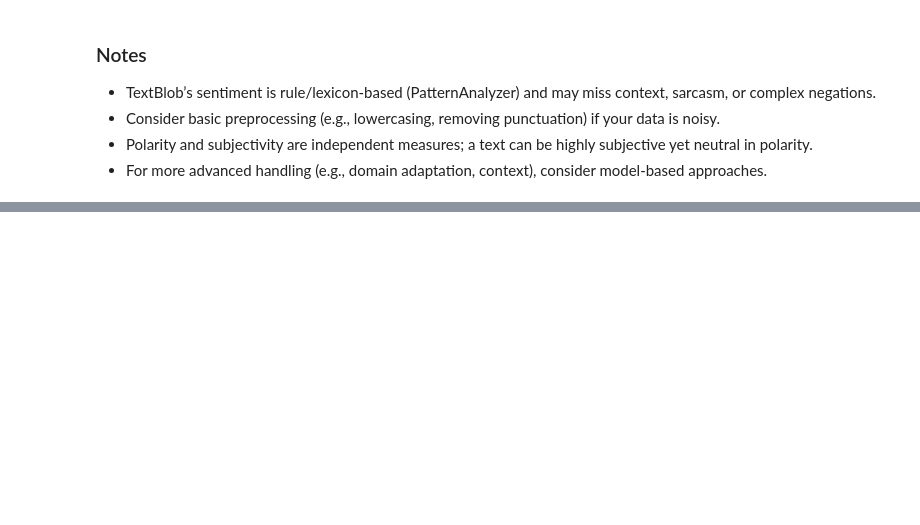
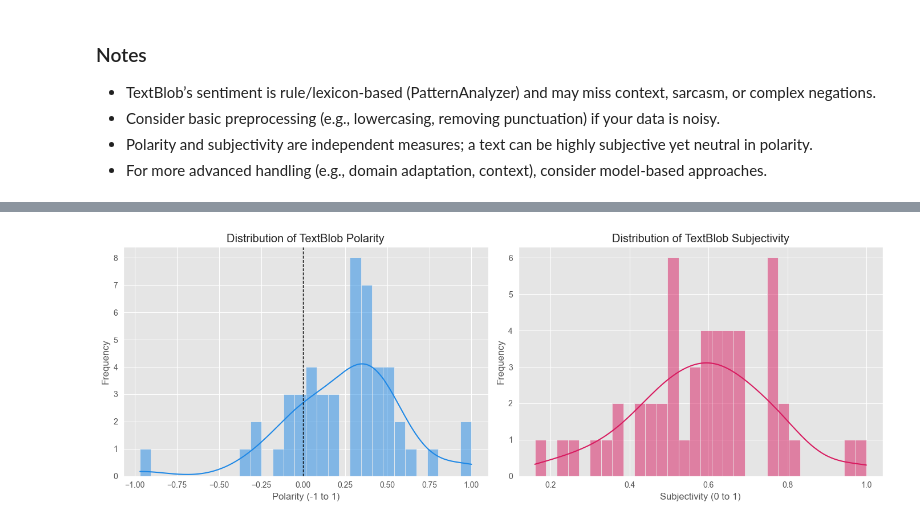
Before and after one commit to MyLightIsOn/sentiment-analysis-study, a Jupyter notebook: textblob.ipynb, the cells around one changed output, grey strips where cells are left out. Cells and saved outputs as stored; diff of their text form; code cells hidden in the pictures; blank space fills up the shorter version.

Commit message:
Added visualizations to textblob notebook

```diff
--- a/textblob.ipynb
+++ b/textblob.ipynb
@@ -49,0 +82,3 @@ print(results)
+# %%
+plt.style.use('ggplot')
+sns.set_palette("bright")
@@ -49,0 +89,9 @@ print(results)
+# %%
+reviews_df['polarity'], reviews_df['subjectivity'] = zip(*results)
+
+reviews_df['TextBlob_label'] = reviews_df['polarity'].apply(lambda x:
+                                                           'Positive' if x > 0.2 else
+                                                           'Negative' if x < -0.2 else
+                                                           'Neutral')
+
+reviews_df[['polarity', 'subjectivity', 'TextBlob_label']].head()
@@ -49,0 +102,17 @@ print(results)
+# %%
+fig, axes = plt.subplots(1, 2, figsize=(14, 5))
+# Polarity distribution
+sns.histplot(reviews_df['polarity'], bins=30, kde=True, ax=axes[0], color='#1E88E5')
+axes[0].set_title('Distribution of TextBlob Polarity')
+axes[0].set_xlabel('Polarity (-1 to 1)')
+axes[0].set_ylabel('Frequency')
+axes[0].axvline(0, color='black', linestyle='--', linewidth=1)
+# Subjectivity distribution
+sns.histplot(reviews_df['subjectivity'], bins=30, kde=True, ax=axes[1], color='#D81B60')
+axes[1].set_title('Distribution of TextBlob Subjectivity')
+axes[1].set_xlabel('Subjectivity (0 to 1)')
+axes[1].set_ylabel('Frequency')
+plt.tight_layout()
+plt.show()
+# %% [output]
+[figure, added]
```
Also changed, not shown: parts of 8 cells of this notebook.
